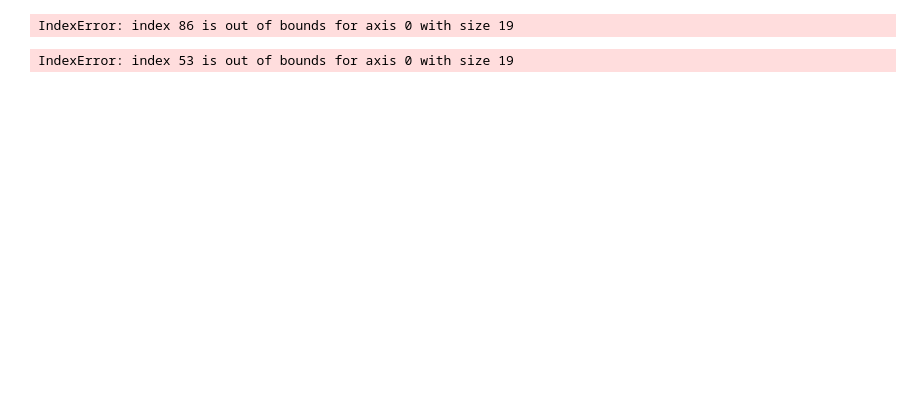
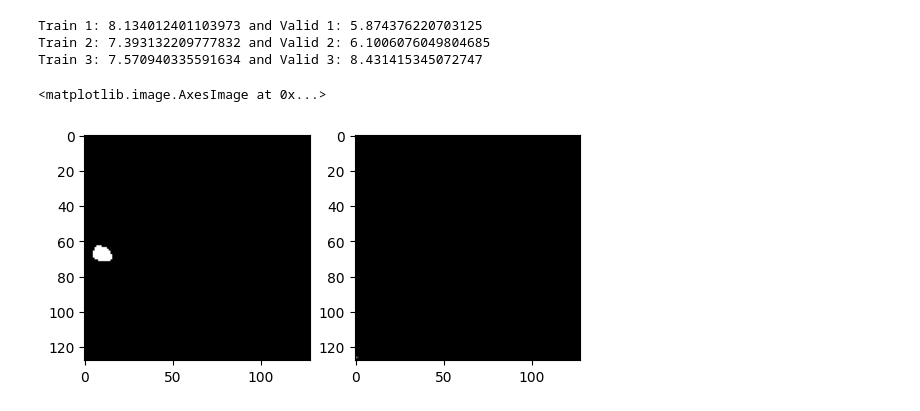
Before and after one commit to Etienne-bdt/Projet-App-Sup, a Jupyter notebook: Change_Detect.ipynb, the cells around one changed output. Drawn from its saved outputs; the diff is of its cells as text; code cells hidden in the pictures; blank space fills up the shorter version.

```diff
--- a/Change_Detect.ipynb
+++ b/Change_Detect.ipynb
@@ -20,13 +20,14 @@ device = torch.device("cuda") if torch.cuda.is_available() else torch.device("cp
 
 class ChangeDetectionDataset(Dataset):
     def __init__(self, csv_file="data.csv", data_dir="./data", batch_size=1, transform=None, crop_size=128):
-        self.data = pd.read_csv(csv_file)
+        #repeat the data 5 times to have more data
+        self.data = pd.read_csv(csv_file).sample(frac=10, replace=True)
         self.data_dir = data_dir
         self.transform = transform
         self.batch_size = batch_size
         self.crop_size = crop_size
     def __len__(self):
-        return len(self.data)*5
+        return len(self.data)
 
     def random_crop(self, img1, img2, cm, size):
         x = np.random.randint(0, img1.shape[2]-size)
@@ -54,11 +55,9 @@ class ChangeDetectionDataset(Dataset):
         img2 = read_image(self.data_dir+'/'+self.data.iloc[idx,1])
         cm = read_image(self.data_dir+'/'+self.data.iloc[idx,2])
 
-
         img1Tensor = torch.zeros((3, self.crop_size, self.crop_size), dtype=torch.float32)
         img2Tensor = torch.zeros((3, self.crop_size, self.crop_size), dtype=torch.float32)
         cmTensor = torch.zeros((1, self.crop_size, self.crop_size), dtype=torch.float32)
-
 
         crop1, crop2, cropcm = self.random_crop(img1[:,:,:], img2[:,:,:], cm[:,:,:], self.crop_size)
         crop1, crop2, cropcm = self.random_flip(crop1[:,:,:], crop2[:,:,:], cropcm[:,:,:])
@@ -69,7 +68,7 @@ class ChangeDetectionDataset(Dataset):
         return img1Tensor, img2Tensor, cmTensor
 # %%
 #Simple DataLoader class for our change detection dataset
-batch_size = 32
+batch_size = 16
 
 train_dataset= ChangeDetectionDataset(data_dir="data",csv_file="train.csv", batch_size=batch_size, transform=None)
 val_dataset = ChangeDetectionDataset(data_dir="data",csv_file="val.csv", batch_size=1, transform=None)
@@ -90,15 +89,13 @@ def show_batch(batch):
         ax[2].imshow(cm.permute(1,2,0), cmap='gray')
         plt.show()
 
-a = next(iter(train_loader))
-show_batch(a)
+#a = next(iter(train_loader))
+#show_batch(a)
-# %% [output]
-IndexError: index 86 is out of bounds for axis 0 with size 19
 # %%
-n_epoch = 10
-learning_rate = 0.001
+n_epoch = 5
+learning_rate = 0.0005
 model = Modele()
-loss_fn = nn.L1Loss()
+loss_fn = nn.BCEWithLogitsLoss()
 optimizer = torch.optim.Adam(model.parameters(), lr=learning_rate)
 train_loss, val_loss = [], []
 model = model.to(device)
@@ -132,17 +129,22 @@ for epoch in range(n_epoch):
                 best_loss = accu/len(val_loader)
                 torch.save(model.state_dict(), "best_model.pt")
         val_loss.append(accu/len(val_loader))
-    print(f"Train {epoch+1}: {train_loss[-1]} and Valid {epoch}: {val_loss[-1]}")
+    print(f"Train {epoch+1}: {train_loss[-1]} and Valid {epoch+1}: {val_loss[-1]}")
 # %% [output]
-IndexError: index 53 is out of bounds for axis 0 with size 19
+Train 1: 8.134012401103973 and Valid 1: 5.874376220703125
+Train 2: 7.393132209777832 and Valid 2: 6.1006076049804685
+Train 3: 7.570940335591634 and Valid 3: 8.431415345072747
 # %%
 model.cpu()
 
 im1,im2,cm = next(iter(val_loader))
-cm_pred = model(im1,im2)
+cm_pred,_ = model(im1,im2)
 
 plt.figure()
 plt.subplot(1,2,1)
 plt.imshow(cm[0].permute(1,2,0), cmap='gray')
 plt.subplot(1,2,2)
 plt.imshow(cm_pred.detach()[0].permute(1,2,0), cmap='gray')
+# %% [output]
+<matplotlib.image.AxesImage at 0x...>
+[figure, added]
```
Also changed, not shown: parts of 2 cells of this notebook, 1 other file.
